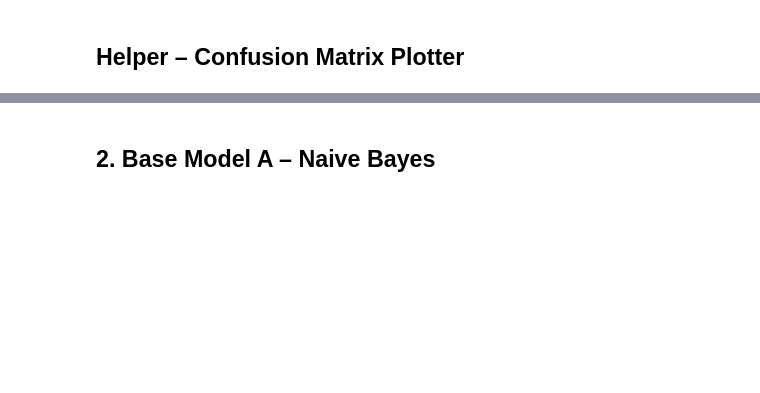
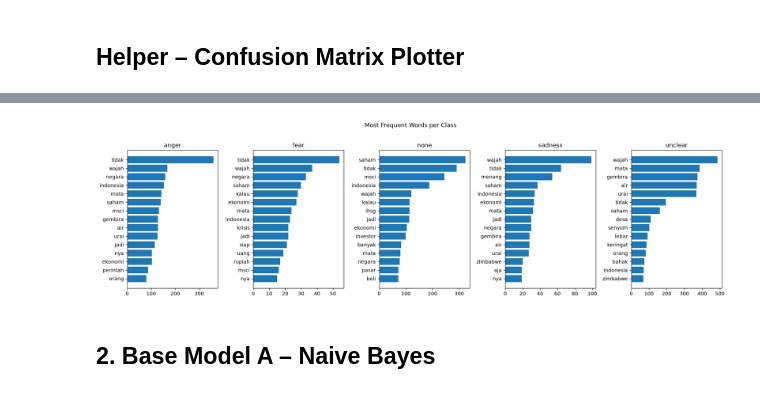
Before and after one commit to WilsonnnTan/ML, a Jupyter notebook: notebooks/model.ipynb, the cells around one changed output, grey strips where cells are left out. Drawn from its saved outputs; the diff is of its cells as text; code cells hidden in the pictures; blank space fills up the shorter version.

```diff
--- a/notebooks/model.ipynb
+++ b/notebooks/model.ipynb
@@ -91,3 +164,18 @@ print("Helper functions ready.")
+# %%
+# ---- Top-15 most frequent words per class ----
+TOP_N = 15
+fig, axes = plt.subplots(1, K, figsize=(3.6 * K, 5), sharex=False)
+for i, (ax, name) in enumerate(zip(np.atleast_1d(axes), CLASS_NAMES)):
+    words = " ".join(t for t, y in zip(texts_train, y_train) if y == i).lower().split()
+    cnt = Counter(w for w in words if w not in STOP and len(w) > 2).most_common(TOP_N)
+    if cnt:
+        labels, vals = zip(*cnt)
+        ax.barh(labels[::-1], vals[::-1])
+    ax.set_title(name)
+plt.suptitle("Most Frequent Words per Class", y=1.02)
+plt.tight_layout(); save_fig("top_words_per_class"); plt.show()
+# %% [output]
+[figure, added]
 # %% [markdown]
 ## 2. Base Model A – Naive Bayes
 # %%
```
Also changed, not shown: parts of 22 cells of this notebook, 25 other files.
